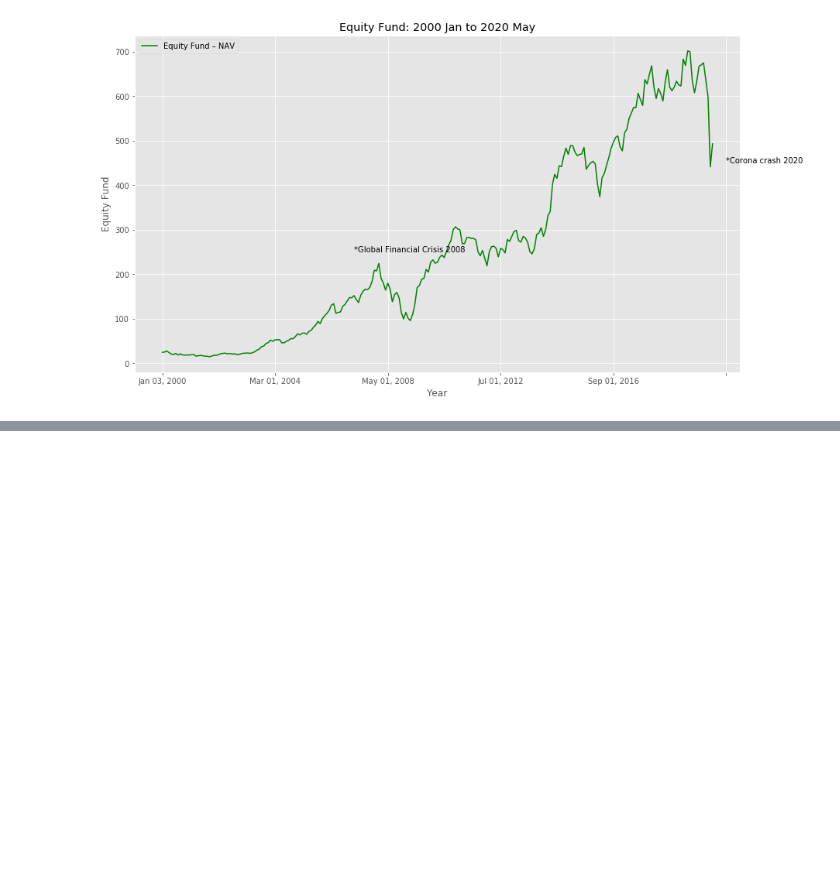
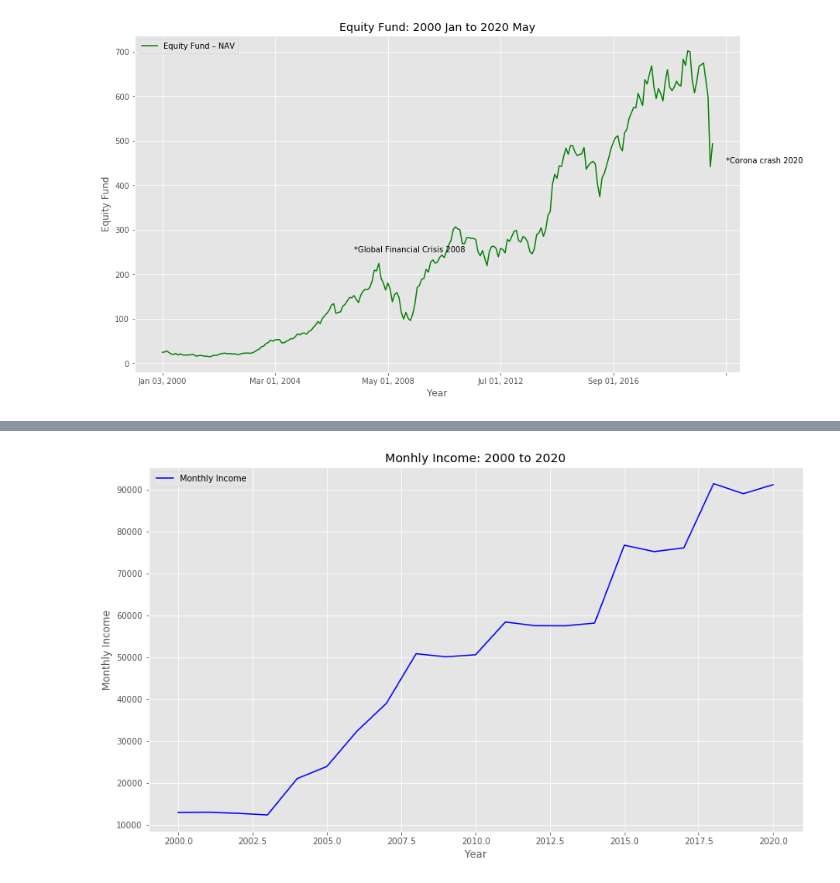
Before and after one commit to bipinr8/Four-percent-rule-India, a Jupyter notebook: Retirement_MF_Analysis.ipynb, the cells around one changed output, grey strips where cells are left out. Saved outputs shown, nothing was run; the diff lists cells and outputs as text; code cells hidden in the pictures; blank space fills up the shorter version.

```diff
--- a/Retirement_MF_Analysis.ipynb
+++ b/Retirement_MF_Analysis.ipynb
@@ -188,0 +188,15 @@ portfolio = pd.DataFrame(year,monthly_income,retirement_portfolio, colmuns=)
+# %%
+# Graph to plot Monthly income
+
+# creating new dataframe graphdf with 2 columns Year and Monthly income
+graphdf=df_portfolio[['Year','Monthly Income']]
+
+# plotting the line chart with 'Year' as X axis
+graphdf.set_index('Year').plot(kind='line',figsize=(14,8),color='blue')
+plt.title('Monhly Income: 2000 to 2020')
+plt.xlabel('Year')
+plt.ylabel('Monthly Income')
+plt.savefig('pic03.png')
+plt.show()
+# %% [output]
+[figure, added]
```
Also changed, not shown: parts of 3 cells of this notebook.
